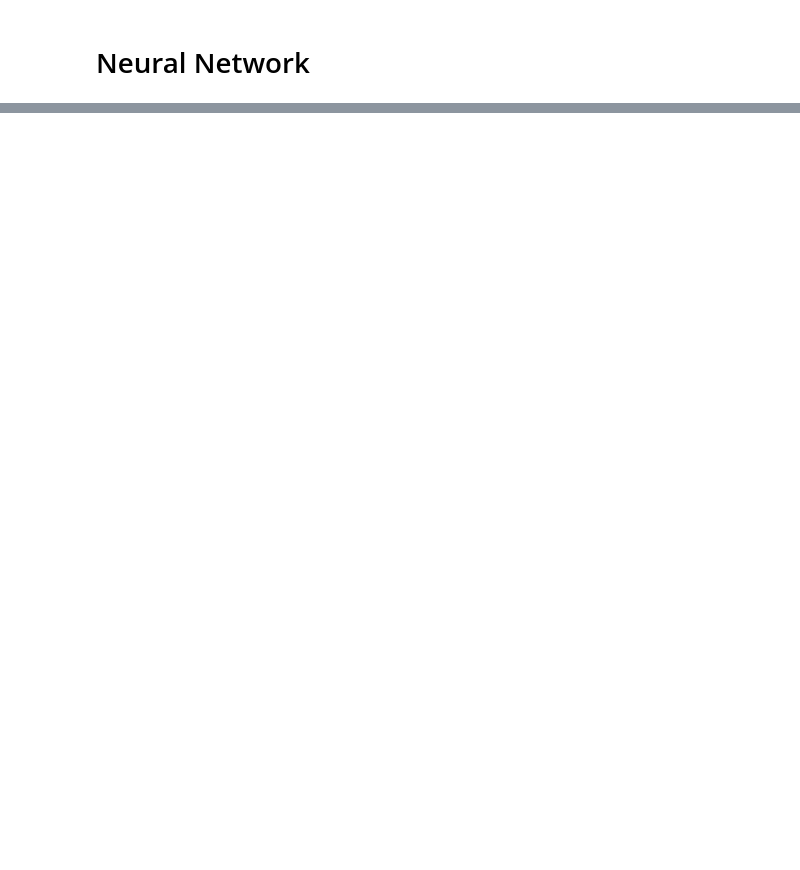
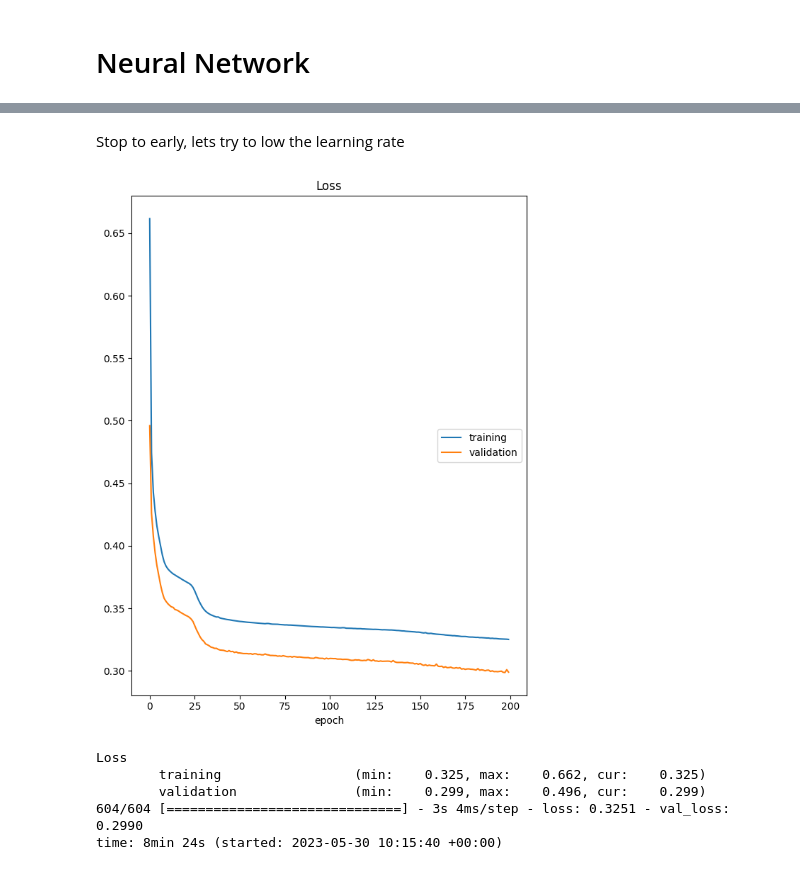
Before and after one commit to TonioHathos/AI_Valeo, a Jupyter notebook: Code_Yudi/Modèle_Yudi.ipynb, the cells around one changed output, grey strips where cells are left out. Drawn from its saved outputs; the diff is of its cells as text; code cells hidden in the pictures; blank space fills up the shorter version.

```diff
--- a/Code_Yudi/Modèle_Yudi.ipynb
+++ b/Code_Yudi/Modèle_Yudi.ipynb
@@ -143,0 +367,4 @@ time: 826 µs (started: 2023-05-28 18:20:08 +00:00)
+# %%
+mount_point = '/content/gdrive' # Always the same, don't change it
+drive.mount(mount_point, force_remount=True)
+drive_path = mount_point + '/My Drive/' # Always the same, don't change it
@@ -143,0 +374,3 @@ time: 826 µs (started: 2023-05-28 18:20:08 +00:00)
+# %%
+my_path = drive_path + \
+  'Apprentissage'
@@ -143,0 +379,7 @@ time: 826 µs (started: 2023-05-28 18:20:08 +00:00)
+# %%
+first_architecture = [10, 5, 10, n_features]
+# The encoder is composed of the input layer, with one input per feature
+#    and a layer of 10 neurons
+# The latent representation is composed of one layer of 5 neurons
+# The decoder is composed of a layer of 10 neurons and the output layer
+#
@@ -143,0 +388,6 @@ time: 826 µs (started: 2023-05-28 18:20:08 +00:00)
+# %%
+make_autoencoder = partial(make_sequential_model, sample_size=n_features,
+                        hidden_activation_function='tanh',
+                      out_activation_function='tanh',
+                      loss_fun='mean_squared_error',
+                      metrics=[])
@@ -143,0 +433,15 @@ time: 826 µs (started: 2023-05-28 18:20:08 +00:00)
+# %% [markdown]
+Stop to early, lets try to low the learning rate
+# %%
+model = make_autoencoder(layer_sizes=first_architecture, learning_rate=0.001)
+nn_file = my_path + 'nn1_SMOTE1_oo1.h5'
+
+history = train_model(model, nn_file, X_tr_scaled, X_tr_scaled, seed=5,
+                      max_epochs=200)
+# %% [output]
+[figure, added]
+Loss
+        training                 (min:    0.325, max:    0.662, cur:    0.325)
+        validation               (min:    0.299, max:    0.496, cur:    0.299)
+604/604 [==============================] - 3s 4ms/step - loss: 0.3251 - val_loss: 0.2990
+time: 8min 24s (started: 2023-05-30 10:15:40 +00:00)
```
Also changed, not shown: parts of 26 cells of this notebook.
